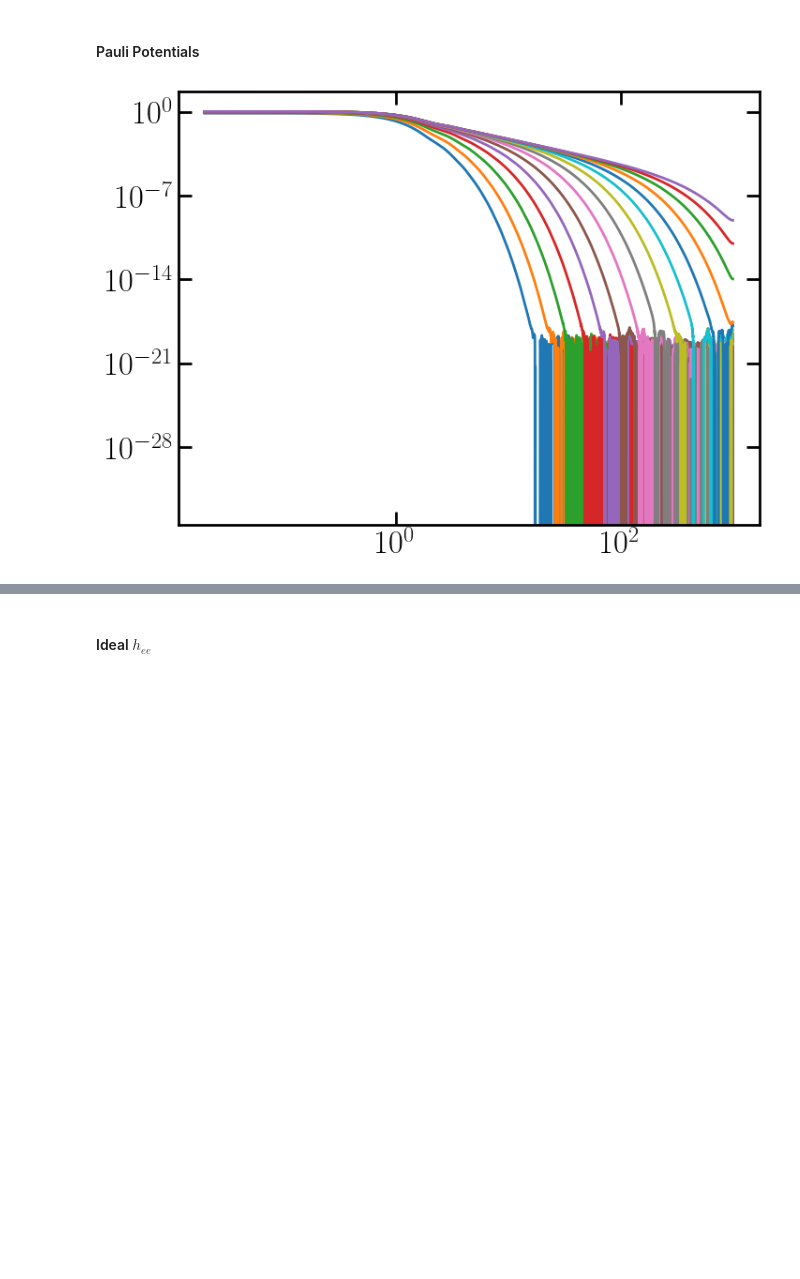
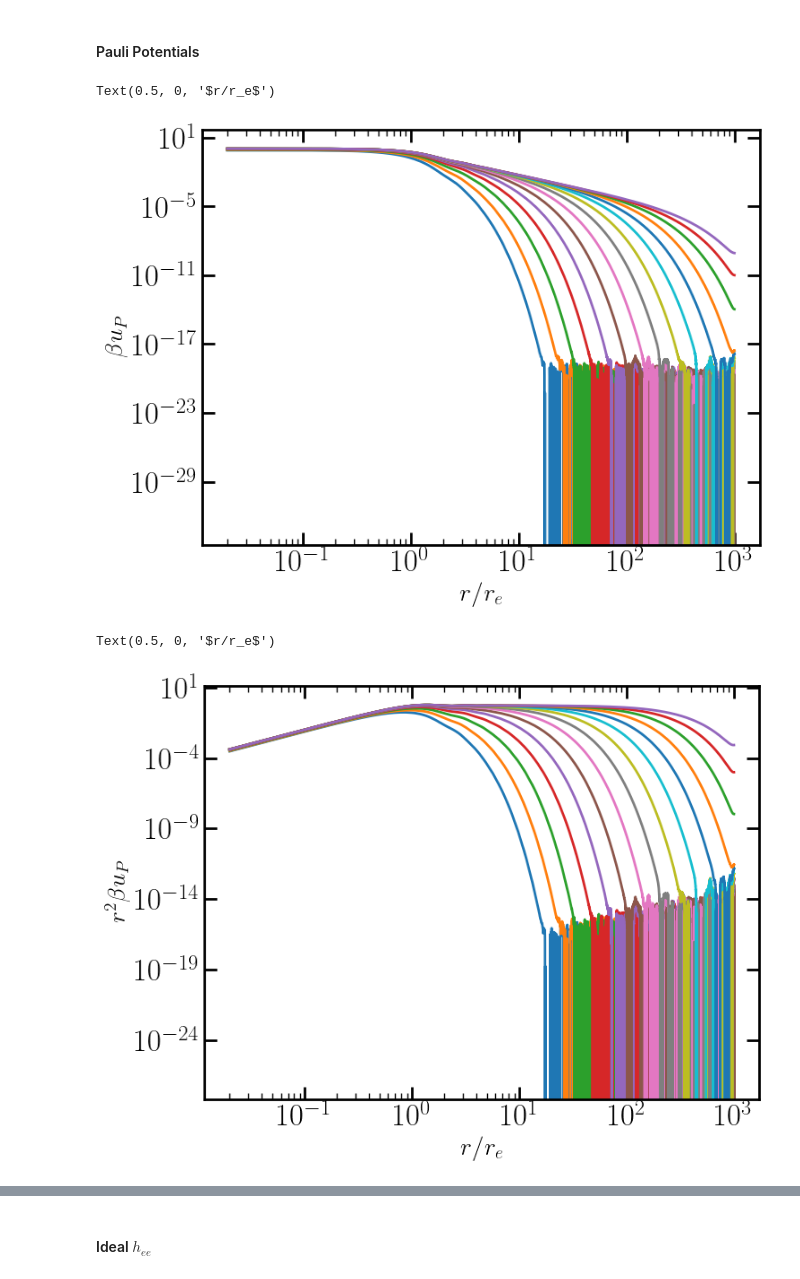
Before and after one commit to ZachAJohnson/hnc, a Jupyter notebook: testing/Jellium.ipynb, the cells around one changed output, grey strips where cells are left out. Saved outputs shown, nothing was run; the diff lists cells and outputs as text; code cells hidden in the pictures; blank space fills up the shorter version.

```diff
--- a/testing/Jellium.ipynb
+++ b/testing/Jellium.ipynb
@@ -269,5 +271,22 @@ for ni_cc, βP in zip(ni_cc_list, βP_list):
 ax.set_yscale('log')
 ax.set_xscale('log')
 # ax.legend()
+ax.set_ylabel(r"$\beta u_P$", fontsize=20)
+ax.set_xlabel(r"$r/r_e$", fontsize=20)
 # %% [output]
+Text(0.5, 0, '$r/r_e$')
-[figure, old version]
+[figure, new version]
+# %%
+fig, ax  = plt.subplots()
+
+for ni_cc, βP in zip(ni_cc_list, βP_list):
+    # ax.plot(jellium.hnc.r_array, np.log(βP), label=f'{ni_cc:0.3e} [1/cc] ')
+    ax.plot(jellium.hnc.r_array, βP*jellium.hnc.r_array**2, label=f'{ni_cc:0.3e} [1/cc] ')
+ax.set_yscale('log')
+ax.set_xscale('log')
+# ax.legend()
+ax.set_ylabel(r"$r^2 \beta u_P$", fontsize=20)
+ax.set_xlabel(r"$r/r_e$", fontsize=20)
+# %% [output]
+Text(0.5, 0, '$r/r_e$')
+[figure, added]
```
Also changed, not shown: parts of 12 cells of this notebook, 3 other files.
